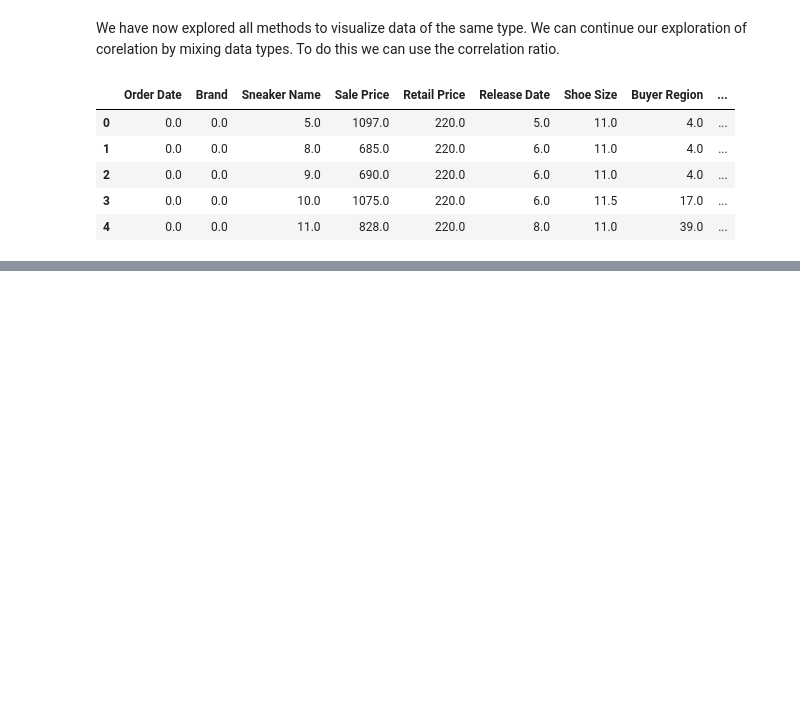
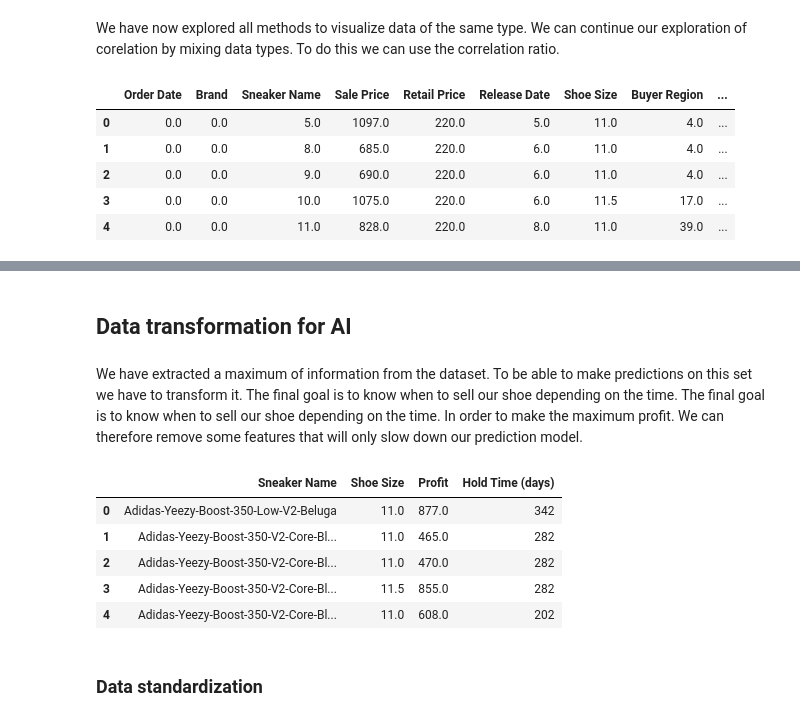
Before and after one commit to julienbaron/StockX-Sneaker-Data-Contest, a Jupyter notebook: StockX-Sneaker-Data-Contest.ipynb, the cells around one changed output, grey strips where cells are left out. Drawn from its saved outputs; the diff is of its cells as text; code cells hidden in the pictures; blank space fills up the shorter version.

```diff
--- a/StockX-Sneaker-Data-Contest.ipynb
+++ b/StockX-Sneaker-Data-Contest.ipynb
@@ -342,0 +322,14 @@ sns.pairplot(df[['Profit','Release Date']])
+# %% [markdown]
+## Data transformation for AI
+# %% [markdown]
+We have extracted a maximum of information from the dataset. To be able to make predictions on this set we have to transform it. The final goal is to know when to sell our shoe depending on the time. The final goal is to know when to sell our shoe depending on the time. In order to make the maximum profit. We can therefore remove some features that will only slow down our prediction model.
+# %%
+df = df.drop(columns=['Sale Price', 'Profit by mounth', 'Brand', 'Release Date', 'Order Date', 'Retail Price', 'Buyer Region'])
+df.head()
+# %% [output]
+|  | Sneaker Name | Shoe Size | Profit | Hold Time (days) |
+| 0 | Adidas-Yeezy-Boost-350-Low-V2-Beluga | 11.0 | 877.0 | 342 |
+| 1 | Adidas-Yeezy-Boost-350-V2-Core-Bl... | 11.0 | 465.0 | 282 |
+| 2 | Adidas-Yeezy-Boost-350-V2-Core-Bl... | 11.0 | 470.0 | 282 |
+| 3 | Adidas-Yeezy-Boost-350-V2-Core-Bl... | 11.5 | 855.0 | 282 |
+| 4 | Adidas-Yeezy-Boost-350-V2-Core-Bl... | 11.0 | 608.0 | 202 |
@@ -342,0 +341,2 @@ sns.pairplot(df[['Profit','Release Date']])
+# %% [markdown]
+### Data standardization
```
Also changed, not shown: parts of 27 cells of this notebook.
